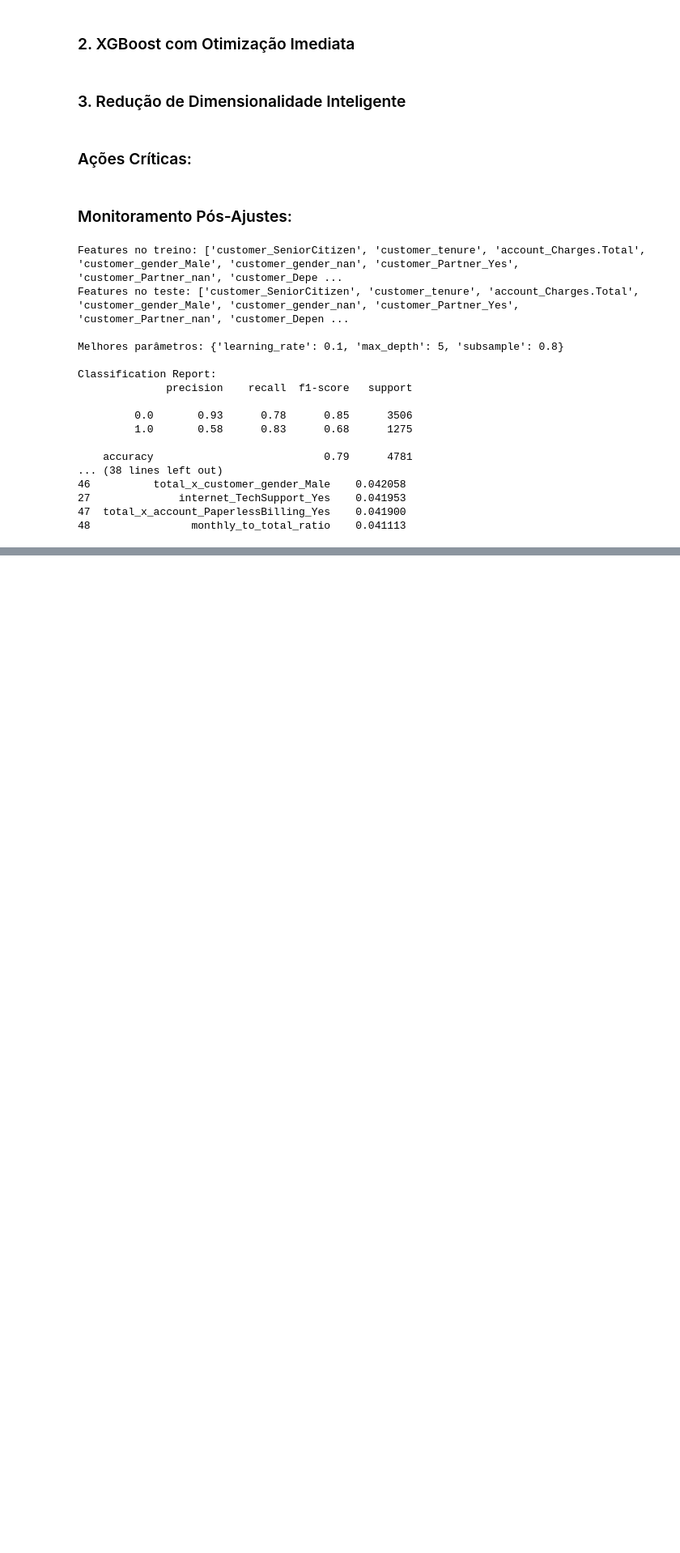
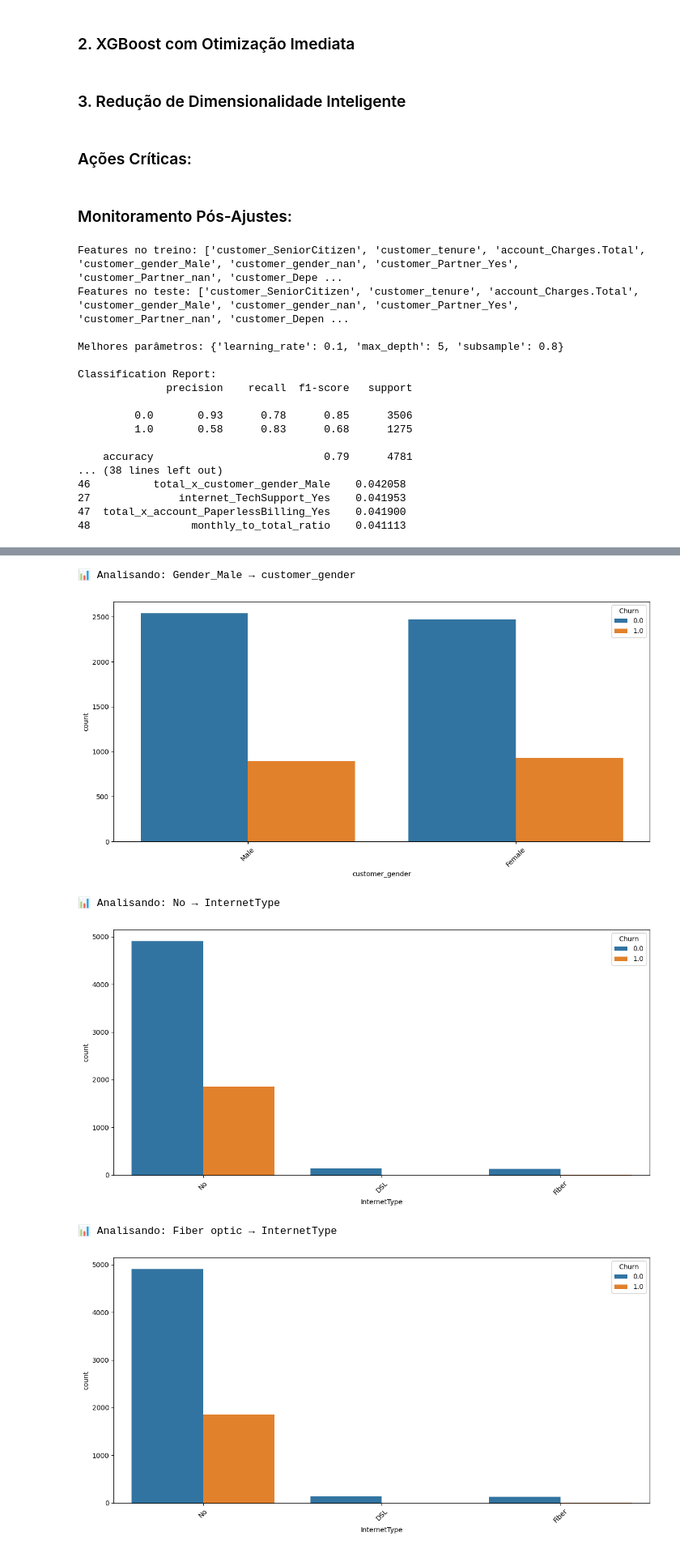
Before and after one commit to anandamatos/telecom-x2, a Jupyter notebook: notebooks/index.ipynb, the cells around one changed output, grey strips where cells are left out. Shown at 81% size. Saved outputs shown, nothing was run; the diff lists cells and outputs as text; code cells hidden in the pictures; blank space fills up the shorter version.

```diff
--- a/notebooks/index.ipynb
+++ b/notebooks/index.ipynb
@@ -1231,0 +1799,77 @@ Classification Report:
+# %%
+# 1. Primeiro, vamos entender o que '0' representa
+# Pelas colunas disponíveis, provavelmente refere-se a:
+# - customer_tenure = 0 (clientes novos)
+# - Ou algum valor binário (0/1) em outras colunas
+
+# 2. Atualizar o mapeamento de features
+feature_mapping = {
+    'Gender_Male': 'customer_gender',
+    'Fiber optic': 'InternetType',
+    'No': 'InternetType',
+    '0': 'customer_tenure'  # Mapeando para tenure que existe nas colunas
+}
+
+# 3. Função de plotagem melhorada
+def plot_feature_analysis(feature_name, column_name):
+    try:
+        if column_name not in df.columns:
+            print(f"Coluna '{column_name}' não encontrada")
+            return
+
+        plt.figure(figsize=(12, 6))
+
+        # Verificar se é para plotar tenure = 0
+        if feature_name == '0':
+            df['is_zero'] = (df[column_name] == 0).astype(int)
+            sns.countplot(data=df, x='is_zero', hue='Churn')
+            plt.title('Clientes com tenure = 0 vs Churn')
+            plt.xlabel('Tenure igual a zero')
+            plt.xticks([0, 1], ['Não', 'Sim'])
+        else:
+            # Plotagem normal para outras features
+            if pd.api.types.is_numeric_dtype(df[column_name]):
+                sns.boxplot(data=df, x='Churn', y=column_name)
+            else:
+                sns.countplot(data=df, x=column_name, hue='Churn', order=df[column_name].value_counts().index)
+                plt.xticks(rotation=45)
+
+        plt.tight_layout()
+        plt.show()
+
+    except Exception as e:
+        print(f"Erro ao plotar {feature_name}: {str(e)}")
+
+# 4. Executar a análise
+for feature in top_features['Feature_Simplified'].head(5):
+    # Determinar a coluna correta
+    if feature == '0':
+        col = 'customer_tenure'
+    else:
+        col = feature_mapping.get(feature, None)
+        if col not in df.columns:
+            col = None
+
+    if col is None:
+        print(f"\n⚠️ Feature não mapeada: {feature}")
+        print("Sugestão de colunas relacionadas:")
+        print([c for c in df.columns if feature.lower() in c.lower() or any(part in c.lower() for part in feature.split('_'))])
+        continue
+
+    print(f"\n📊 Analisando: {feature} → {col}")
+    plot_feature_analysis(feature, col)
+
+# 5. Análise adicional para tenure
+if 'customer_tenure' in df.columns:
+    print("\n🔍 Análise Detalhada de Tenure:")
+    plt.figure(figsize=(12, 6))
+    sns.histplot(data=df, x='customer_tenure', hue='Churn', bins=30, kde=True)
+    plt.title('Distribuição de Tenure por Status de Churn')
+    plt.show()
+# %% [output]
+📊 Analisando: Gender_Male → customer_gender
+[figure, added]
+📊 Analisando: No → InternetType
+[figure, added]
+📊 Analisando: Fiber optic → InternetType
+[figure, added]
```
Also changed, not shown: parts of 53 cells of this notebook, 1 other file.
